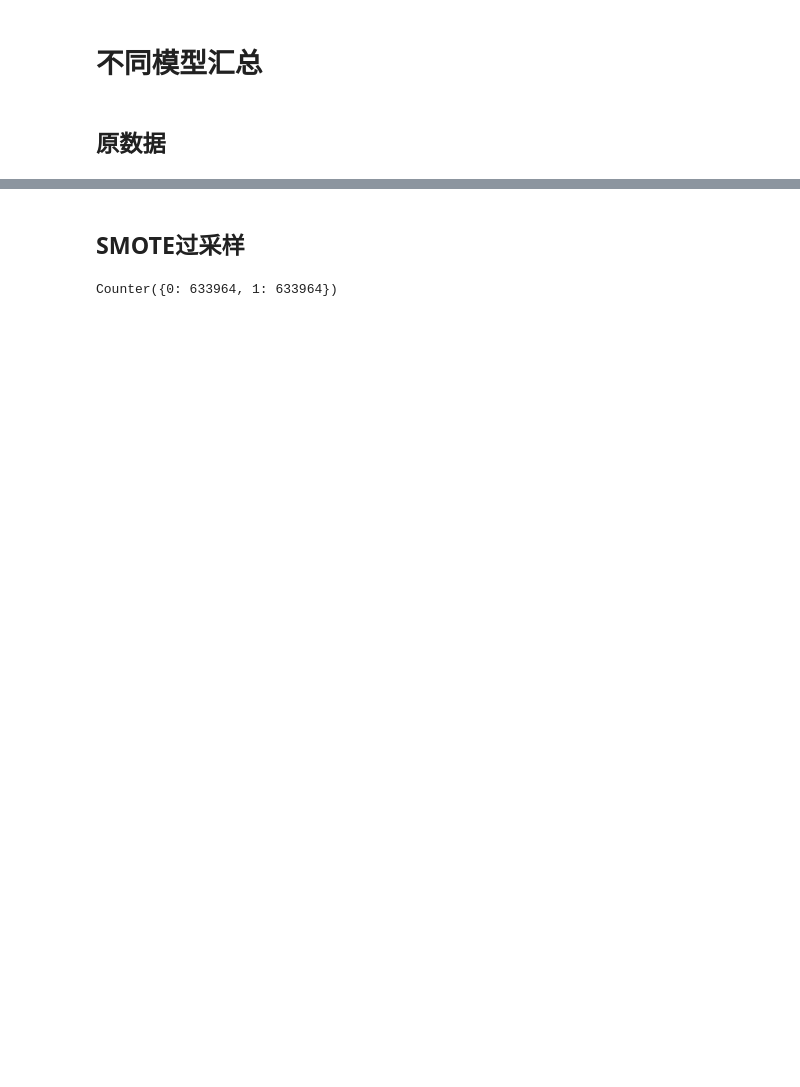
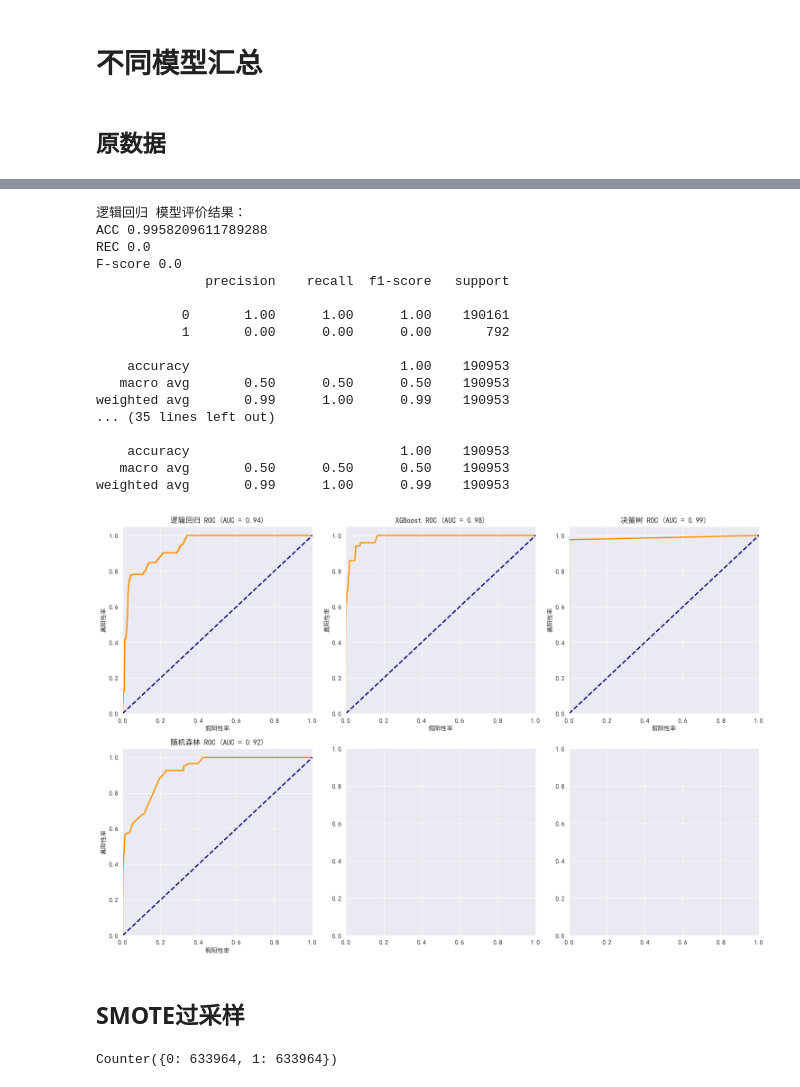
Before and after one commit to StarCodeQuest/-, a Jupyter notebook: 45/Q1_加盖装置定位故障5001.ipynb, the cells around one changed output, grey strips where cells are left out. Drawn from its saved outputs; the diff is of its cells as text; code cells hidden in the pictures; blank space fills up the shorter version.

```diff
--- a/45/Q1_加盖装置定位故障5001.ipynb
+++ b/45/Q1_加盖装置定位故障5001.ipynb
@@ -273,3 +137,41 @@ Text(0.5, 1.0, 'GBDT ROC (AUC = 1.00)')
+# %%
+X_train, X_test, Y_train, Y_test = train_test_split(X, Y, test_size=0.30)
+
+# 定义模型和配置
+models = {
+    '逻辑回归': LogisticRegression(),
+    'XGBoost': xgb.XGBClassifier(n_estimators=100, max_depth=3, learning_rate=0.1, random_state=42),
+    '决策树': DecisionTreeClassifier(random_state=42),
+    '随机森林': RandomForestClassifier(n_estimators=100, max_depth=3, random_state=42)
+}
+
+# 创建绘图区域
+fig, axs = plt.subplots(2, 3, figsize=(15, 10))
+
+# 训练、评估、绘图并保存每个模型
+for i, (name, model) in enumerate(models.items()):
+    train_evaluate_save_model(model, name, X_train, Y_train, X_test, Y_test, axs, i // 3, i % 3, './Models/5001/', '原数据')
+plt.tight_layout()
+plt.show()
+# %% [output]
+逻辑回归 模型评价结果：
+ACC 0.9958209611789288
+REC 0.0
+F-score 0.0
+              precision    recall  f1-score   support
+
+           0       1.00      1.00      1.00    190161
+           1       0.00      0.00      0.00       792
+
+    accuracy                           1.00    190953
+   macro avg       0.50      0.50      0.50    190953
+weighted avg       0.99      1.00      0.99    190953
+... (35 lines left out)
+
+    accuracy                           1.00    190953
+   macro avg       0.50      0.50      0.50    190953
+weighted avg       0.99      1.00      0.99    190953
+[figure, added]
 # %%
 fig.savefig('./Images/%sROC_原始数据.png'%'加盖装置定位故障5001')
 # %% [markdown]
```
Also changed, not shown: parts of 33 cells of this notebook.
